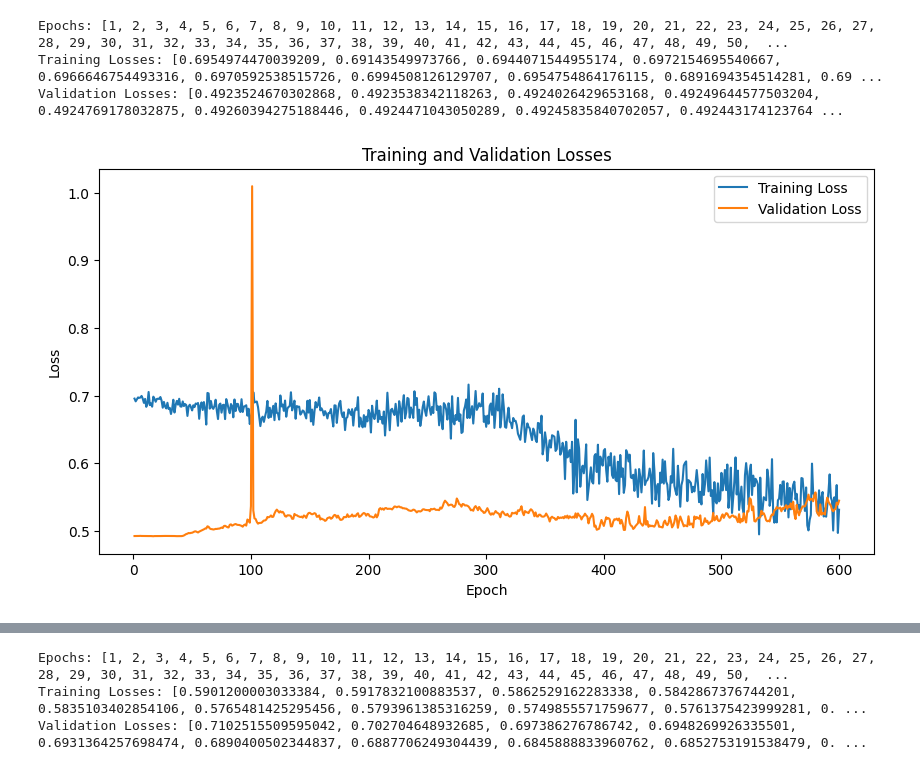
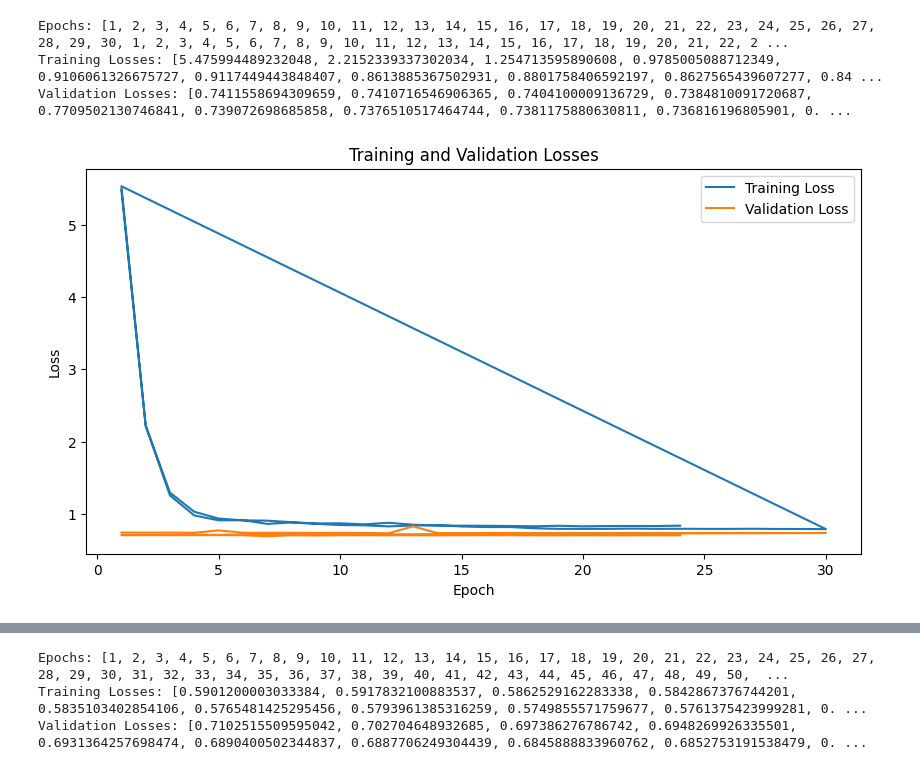
Before and after one commit to s-shahpouri/DBP_Project, a Jupyter notebook: Inference.ipynb, the cells around one changed output, grey strips where cells are left out. Cells and saved outputs as stored; diff of their text form; code cells hidden in the pictures.

```diff
--- a/Inference.ipynb
+++ b/Inference.ipynb
@@ -23,36 +23,49 @@ import matplotlib.pyplot as plt
 import re
 
 # Path to the loss file
-loss_file_path = '/home/shahpouriz/Data/DBP_Project/LOG/model_128.txt'
+loss_file_path = '/home/shahpouriz/Data/DBP_Project/LOG/128_1ctP_0.0001_[32, 64, 128].txt'
+loss_file_path = '/home/shahpouriz/Data/DBP_Project/LOG/256_1ctP_0.0001_[32, 64, 128].txt'
+loss_file_path = '/home/shahpouriz/Data/DBP_Project/LOG/128_1ctP_0.0001_[8, 16, 32].txt'
+loss_file_path = '/home/shahpouriz/Data/DBP_Project/LOG/128_1ctP_0.01_[8, 16, 32].txt'
+loss_file_path = '/home/shahpouriz/Data/DBP_Project/LOG/128_1ctP_0.01_[16, 32, 64].txt'
+loss_file_path = '/home/shahpouriz/Data/DBP_Project/LOG/128_1ctP_0.01_[16, 32, 64, 128].txt'
+loss_file_path = '/home/shahpouriz/Data/DBP_Project/LOG/128_1ctP_0.0001_[16, 32, 64, 128]_L1L2(4).txt'
+loss_file_path = '/home/shahpouriz/Data/DBP_Project/LOG/128_1ctP_0.0001_[16, 32, 64, 128]_L1L2(5).txt'
+loss_file_path = '/home/shahpouriz/Data/DBP_Project/LOG/128_1ctP_1e-05_[16, 32, 64, 128]_L1L2(5).txt'
+loss_file_path = '/home/shahpouriz/Data/DBP_Project/LOG/128_1ctP_0.0001_[32, 64, 128, 256]_L1L2(4).txt'
+
+
+
+
 
 epochs = []
 training_losses = []
 validation_losses = []
 
 with open(loss_file_path, 'r') as file:
     for line in file:
         match_epoch = re.search(r'Epoch: (\d+)/\d+, Loss: (\d+\.\d+), Val: (\d+\.\d+)', line)
         if match_epoch:
             epochs.append(int(match_epoch.group(1)))
             training_losses.append(float(match_epoch.group(2)))
             validation_losses.append(float(match_epoch.group(3)))
 
 
 print("Epochs:", epochs)
 print("Training Losses:", training_losses)
 print("Validation Losses:", validation_losses)
 
 # Plot the losses
 plt.figure(figsize=(10, 5))
 plt.plot(epochs, training_losses, label='Training Loss')
 plt.plot(epochs, validation_losses, label='Validation Loss')
 plt.xlabel('Epoch')
 plt.ylabel('Loss')
 plt.title('Training and Validation Losses')
 plt.legend()
 plt.show()
 # %% [output]
-Epochs: [1, 2, 3, 4, 5, 6, 7, 8, 9, 10, 11, 12, 13, 14, 15, 16, 17, 18, 19, 20, 21, 22, 23, 24, 25, 26, 27, 28, 29, 30, 31, 32, 33, 34, 35, 36, 37, 38, 39, 40, 41, 42, 43, 44, 45, 46, 47, 48, 49, 50,  ...
-Training Losses: [0.6954974470039209, 0.69143549973766, 0.6944071544955174, 0.6972154695540667, 0.6966646754493316, 0.6970592538515726, 0.6994508126129707, 0.6954754864176115, 0.6891694354514281, 0.69 ...
-Validation Losses: [0.4923524670302868, 0.4923538342118263, 0.4924026429653168, 0.49249644577503204, 0.4924769178032875, 0.49260394275188446, 0.4924471043050289, 0.49245835840702057, 0.492443174123764 ...
+Epochs: [1, 2, 3, 4, 5, 6, 7, 8, 9, 10, 11, 12, 13, 14, 15, 16, 17, 18, 19, 20, 21, 22, 23, 24, 25, 26, 27, 28, 29, 30, 1, 2, 3, 4, 5, 6, 7, 8, 9, 10, 11, 12, 13, 14, 15, 16, 17, 18, 19, 20, 21, 22, 2 ...
+Training Losses: [5.475994489232048, 2.2152339337302034, 1.254713595890608, 0.9785005088712349, 0.9106061326675727, 0.9117449443848407, 0.8613885367502931, 0.8801758406592197, 0.8627565439607277, 0.84 ...
+Validation Losses: [0.7411558694309659, 0.7410716546906365, 0.7404100009136729, 0.7384810091720687, 0.7709502130746841, 0.739072698685858, 0.7376510517464744, 0.7381175880630811, 0.736816196805901, 0. ...
-[figure, old version]
+[figure, new version]
```
Also changed, not shown: parts of 6 cells of this notebook, 23 other files.
